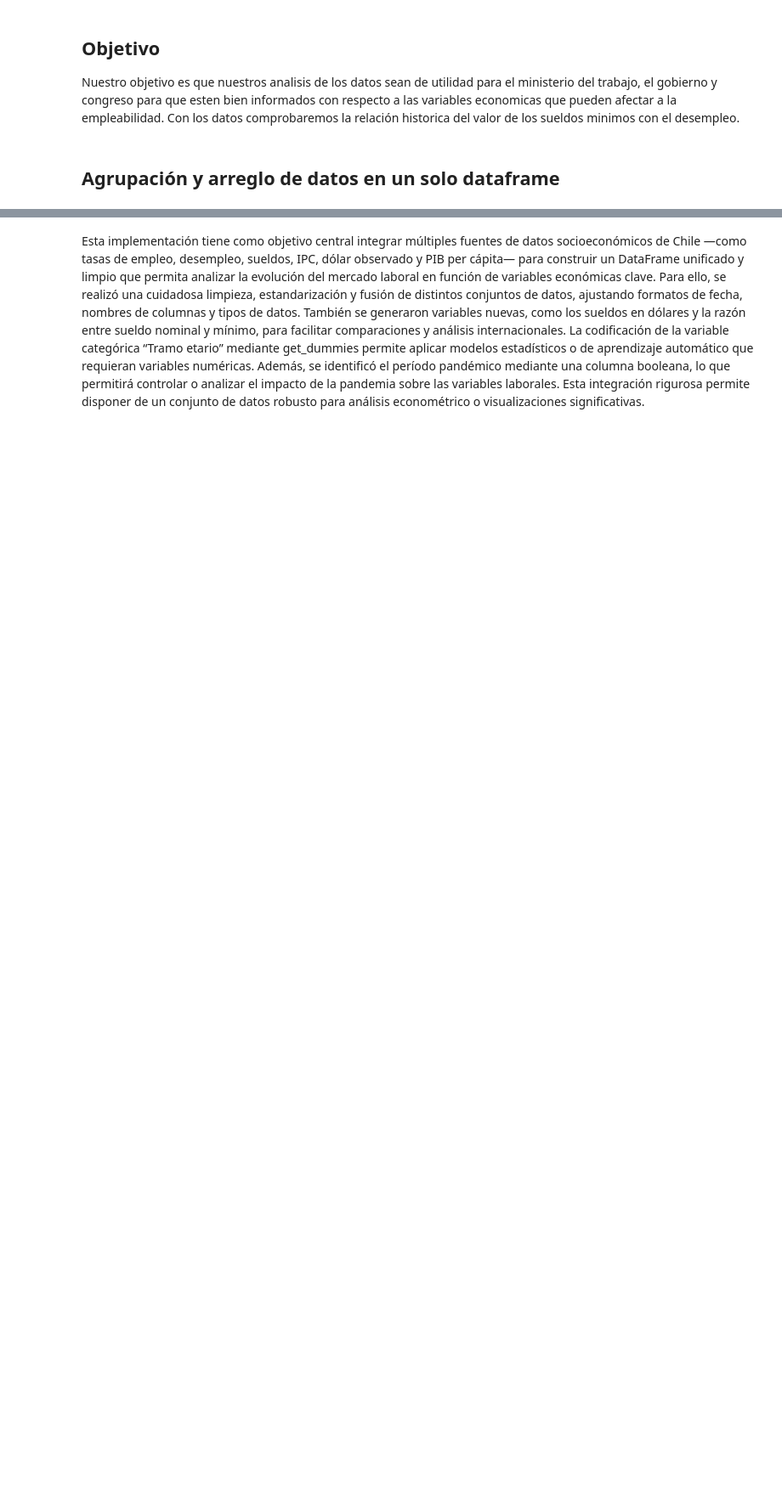
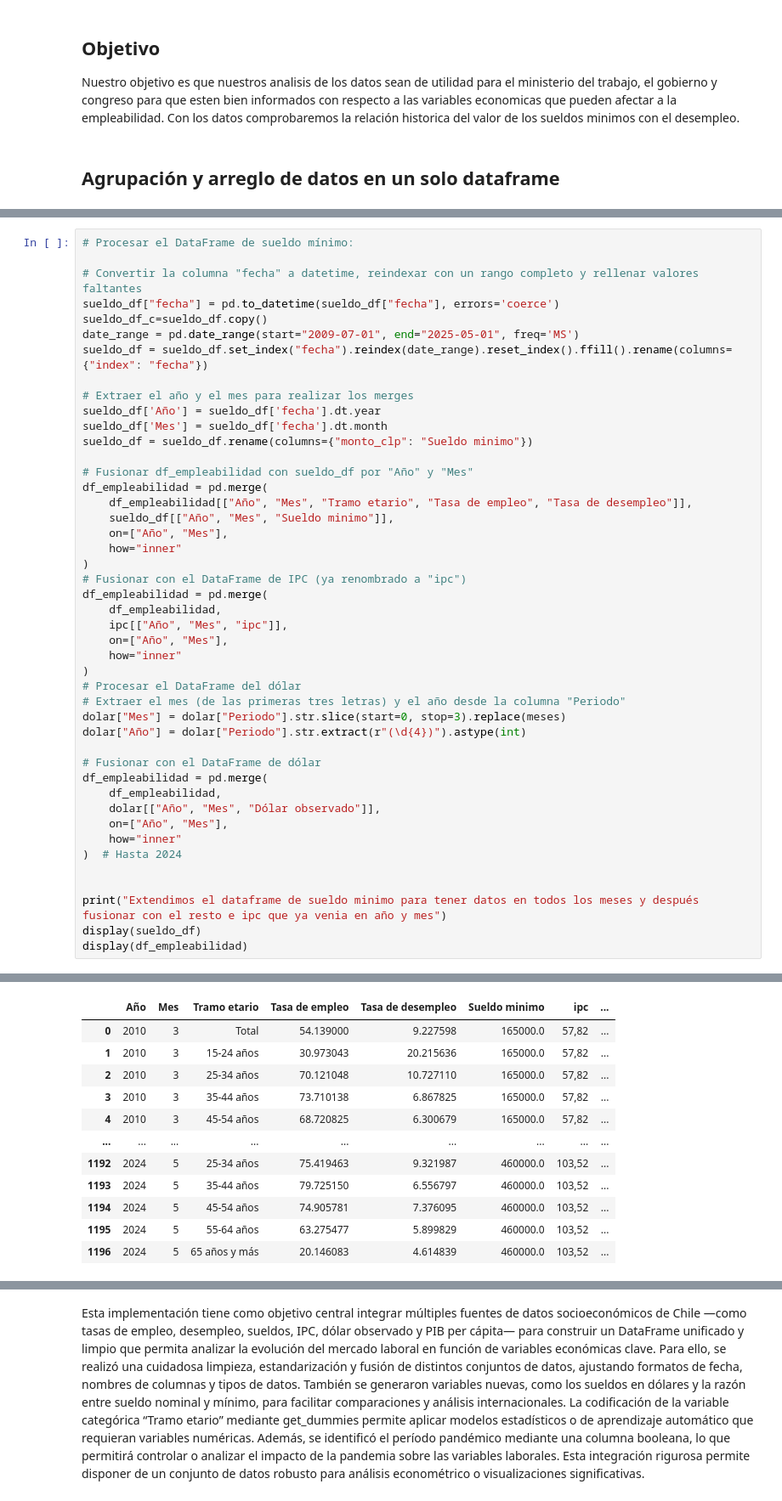
Before and after one commit to Martinosky/Proyecto_Mineria, a Jupyter notebook: Proyecto.ipynb, the cells around one changed output, grey strips where cells are left out. Shown at 85% size. Cells and saved outputs as stored; diff of their text form; blank space fills up the shorter version.

Commit message:
separar el arreglo de datos

```diff
--- a/Proyecto.ipynb
+++ b/Proyecto.ipynb
@@ -14,0 +139,46 @@ Nuestro objetivo es que nuestros analisis de los datos sean de utilidad para el
+# %%
+# Procesar el DataFrame de sueldo mínimo:
+
+# Convertir la columna "fecha" a datetime, reindexar con un rango completo y rellenar valores faltantes
+sueldo_df["fecha"] = pd.to_datetime(sueldo_df["fecha"], errors='coerce')
+sueldo_df_c=sueldo_df.copy()
+date_range = pd.date_range(start="2009-07-01", end="2025-05-01", freq='MS')
+sueldo_df = sueldo_df.set_index("fecha").reindex(date_range).reset_index().ffill().rename(columns={"index": "fecha"})
+
+# Extraer el año y el mes para realizar los merges
+sueldo_df['Año'] = sueldo_df['fecha'].dt.year
+sueldo_df['Mes'] = sueldo_df['fecha'].dt.month
+sueldo_df = sueldo_df.rename(columns={"monto_clp": "Sueldo minimo"})
+
+# Fusionar df_empleabilidad con sueldo_df por "Año" y "Mes"
+df_empleabilidad = pd.merge(
+    df_empleabilidad[["Año", "Mes", "Tramo etario", "Tasa de empleo", "Tasa de desempleo"]],
+    sueldo_df[["Año", "Mes", "Sueldo minimo"]],
+    on=["Año", "Mes"],
+    how="inner"
+)
+# Fusionar con el DataFrame de IPC (ya renombrado a "ipc")
+df_empleabilidad = pd.merge(
+    df_empleabilidad,
+    ipc[["Año", "Mes", "ipc"]],
+    on=["Año", "Mes"],
+    how="inner"
+)
+# Procesar el DataFrame del dólar
+# Extraer el mes (de las primeras tres letras) y el año desde la columna "Periodo"
+dolar["Mes"] = dolar["Periodo"].str.slice(start=0, stop=3).replace(meses)
+dolar["Año"] = dolar["Periodo"].str.extract(r"(\d{4})").astype(int)
+
+# Fusionar con el DataFrame de dólar
+df_empleabilidad = pd.merge(
+    df_empleabilidad,
+    dolar[["Año", "Mes", "Dólar observado"]],
+    on=["Año", "Mes"],
+    how="inner"
+)  # Hasta 2024
+
+
+print("Extendimos el dataframe de sueldo minimo para tener datos en todos los meses y después fusionar con el resto e ipc que ya venia en año y mes")
+display(sueldo_df)
+display(df_empleabilidad)
+# %% [output]
@@ -14,0 +199,12 @@ Nuestro objetivo es que nuestros analisis de los datos sean de utilidad para el
+|  | Año | Mes | Tramo etario | Tasa de empleo | Tasa de desempleo | Sueldo minimo | ipc | ... |
+| 0 | 2010 | 3 | Total | 54.139000 | 9.227598 | 165000.0 | 57,82 | ... |
+| 1 | 2010 | 3 | 15-24 años | 30.973043 | 20.215636 | 165000.0 | 57,82 | ... |
+| 2 | 2010 | 3 | 25-34 años | 70.121048 | 10.727110 | 165000.0 | 57,82 | ... |
+| 3 | 2010 | 3 | 35-44 años | 73.710138 | 6.867825 | 165000.0 | 57,82 | ... |
+| 4 | 2010 | 3 | 45-54 años | 68.720825 | 6.300679 | 165000.0 | 57,82 | ... |
+| ... | ... | ... | ... | ... | ... | ... | ... | ... |
+| 1192 | 2024 | 5 | 25-34 años | 75.419463 | 9.321987 | 460000.0 | 103,52 | ... |
+| 1193 | 2024 | 5 | 35-44 años | 79.725150 | 6.556797 | 460000.0 | 103,52 | ... |
+| 1194 | 2024 | 5 | 45-54 años | 74.905781 | 7.376095 | 460000.0 | 103,52 | ... |
+| 1195 | 2024 | 5 | 55-64 años | 63.275477 | 5.899829 | 460000.0 | 103,52 | ... |
+| 1196 | 2024 | 5 | 65 años y más | 20.146083 | 4.614839 | 460000.0 | 103,52 | ... |
```
Also changed, not shown: parts of 14 cells of this notebook.
